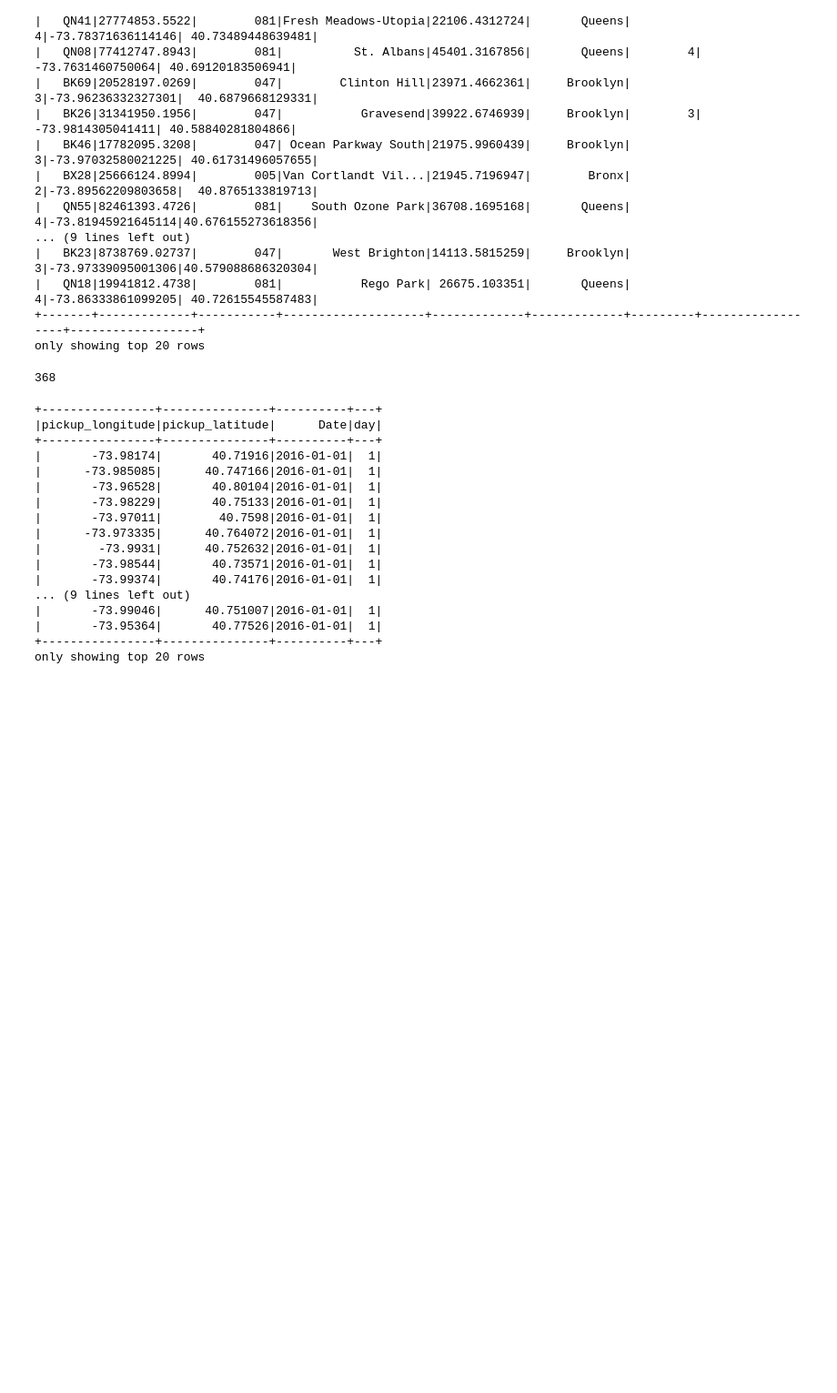
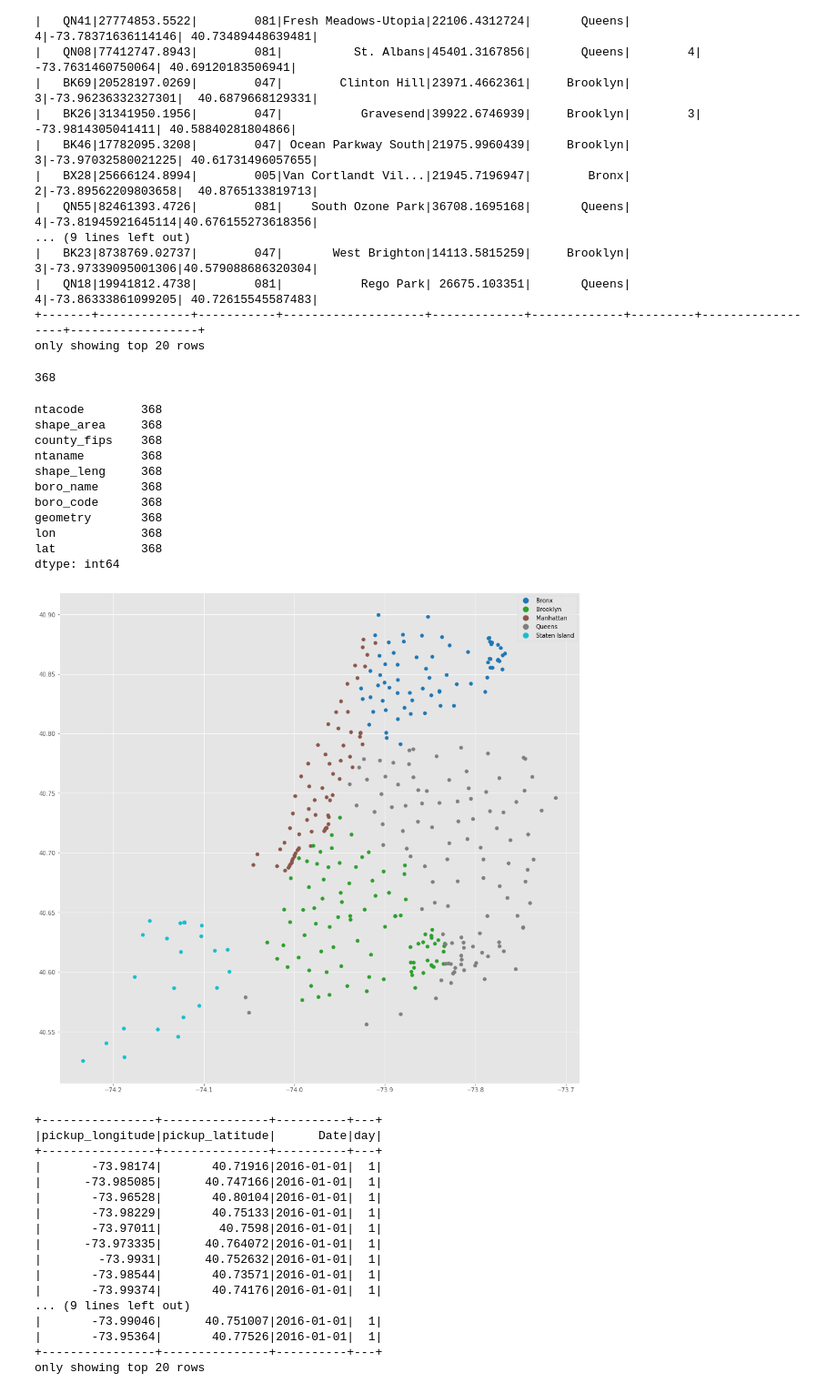
Before and after one commit to tyagisumalini/MLProject, a Jupyter notebook: EDA_vkrish.ipynb, the cells around one changed output. Shown at 91% size. Drawn from its saved outputs; the diff is of its cells as text; code cells hidden in the pictures; blank space fills up the shorter version.

```diff
--- a/EDA_vkrish.ipynb
+++ b/EDA_vkrish.ipynb
@@ -328,6 +343,23 @@ spark_geo_df.count()
 +-------+-------------+-----------+--------------------+-------------+-------------+---------+------------------+------------------+
 only showing top 20 rows
 368
+# %%
+
+points.plot(column='boro_name', categorical=True, legend=True)
+points.count()
+# %% [output]
+ntacode        368
+shape_area     368
+county_fips    368
+ntaname        368
+shape_leng     368
+boro_name      368
+boro_code      368
+geometry       368
+lon            368
+lat            368
+dtype: int64
+[figure, added]
 # %%
 from pyspark.sql.functions import *
 from pyspark.sql.types import *
```
Also changed, not shown: parts of 3 cells of this notebook.
